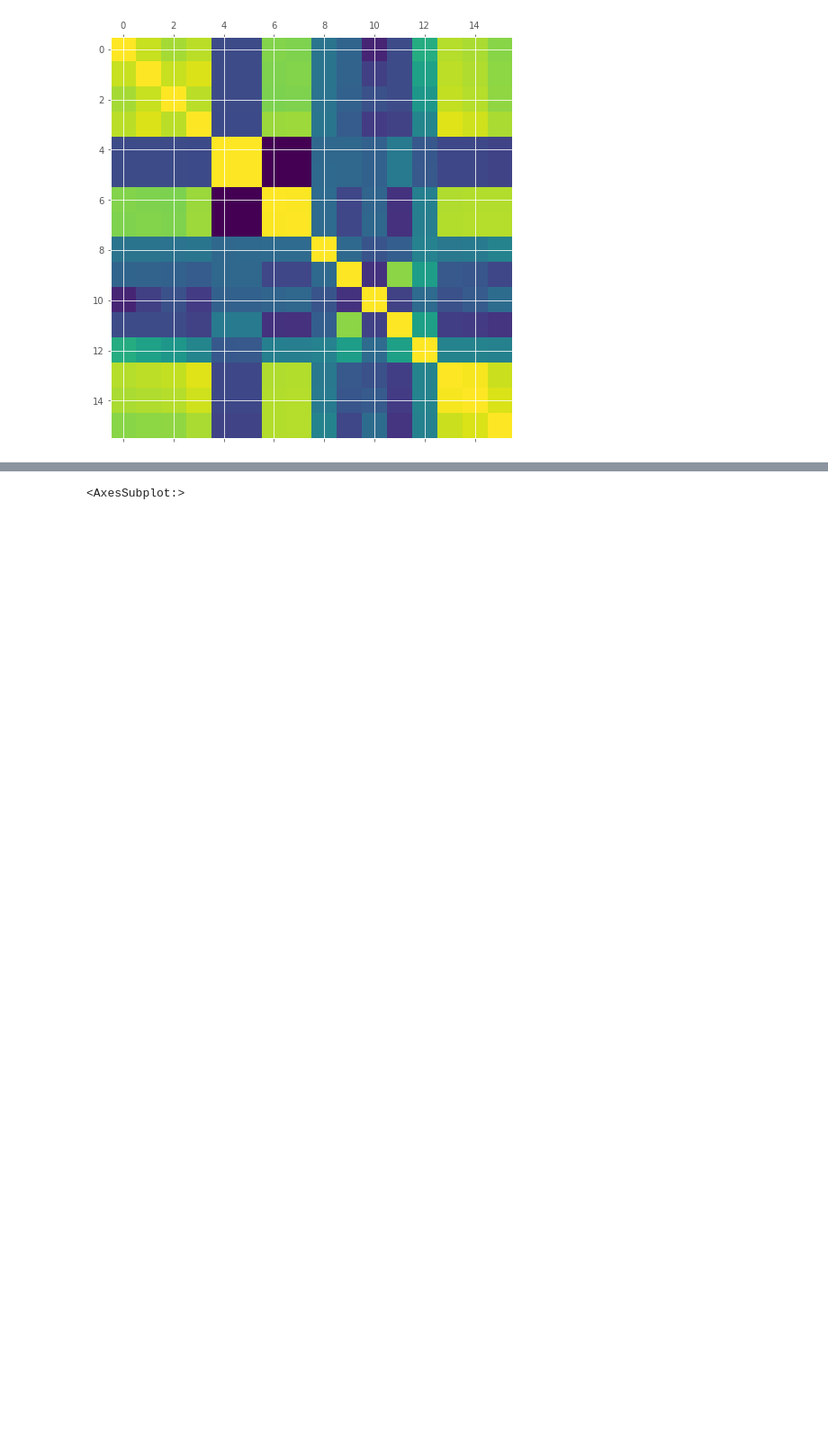
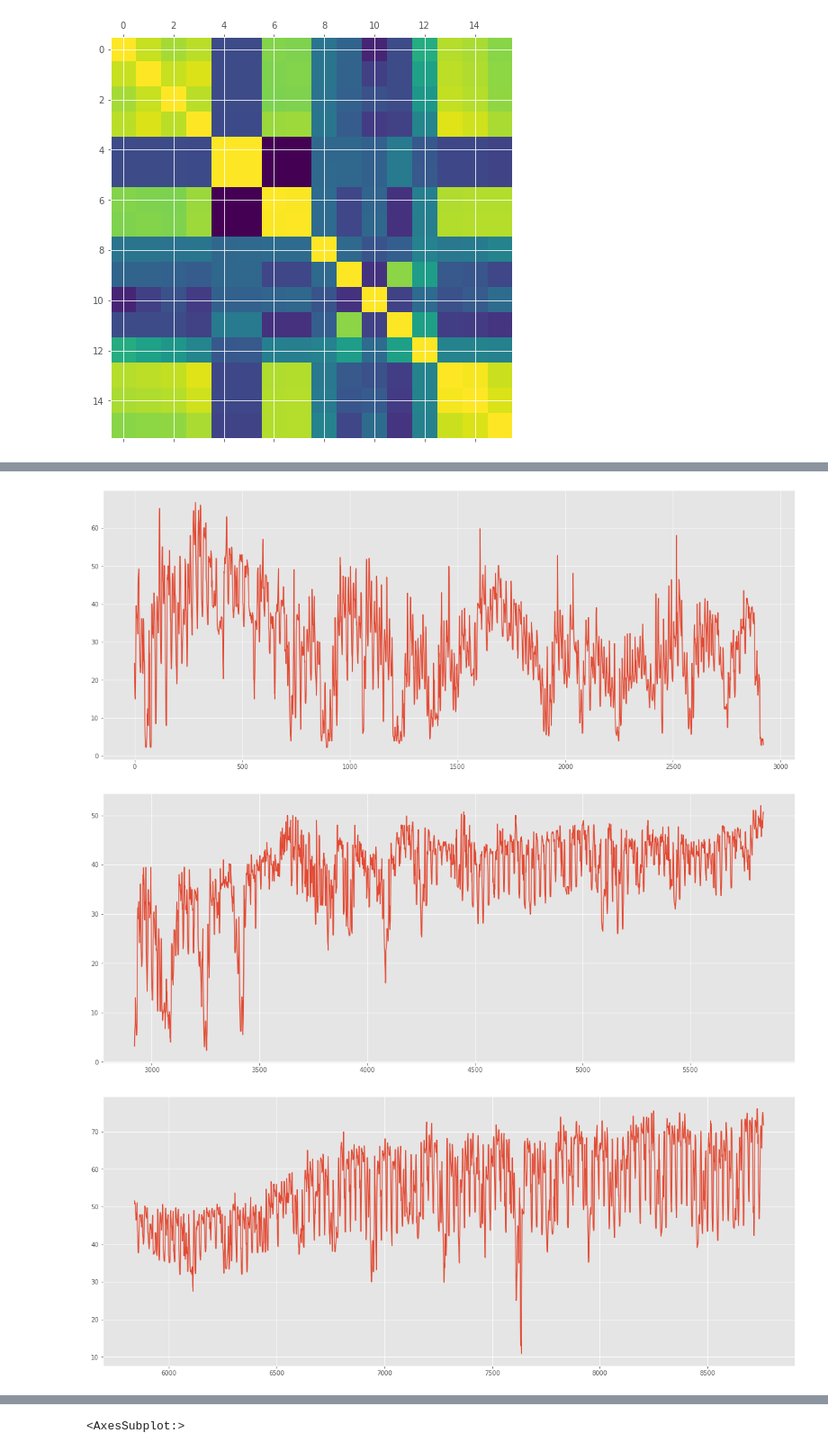
Before and after one commit to xBorja042/Energy_price_prediction, a Jupyter notebook: initial_data_Exploration.ipynb, the cells around one changed output, grey strips where cells are left out. Shown at 90% size. Drawn from its saved outputs; the diff is of its cells as text; code cells hidden in the pictures; blank space fills up the shorter version.

```diff
--- a/initial_data_Exploration.ipynb
+++ b/initial_data_Exploration.ipynb
@@ -180,0 +169,14 @@ df['esp'].iloc[:5300].plot(linewidth  = 0.8)
+# %%
+q = 0
+pylab.rcParams['figure.figsize'] = 20, 8
+
+hours_by_trimester = int(365*24/3)
+for i in range(0,6):
+    df['esp'][q:q+hours_by_year].plot()
+    plt.show()
+    q += hours_by_trimester
+# df['esp']
+# %% [output]
+[figure, added]
+[figure, added]
+[figure, added]
```
Also changed, not shown: parts of 13 cells of this notebook, 4 other files.
